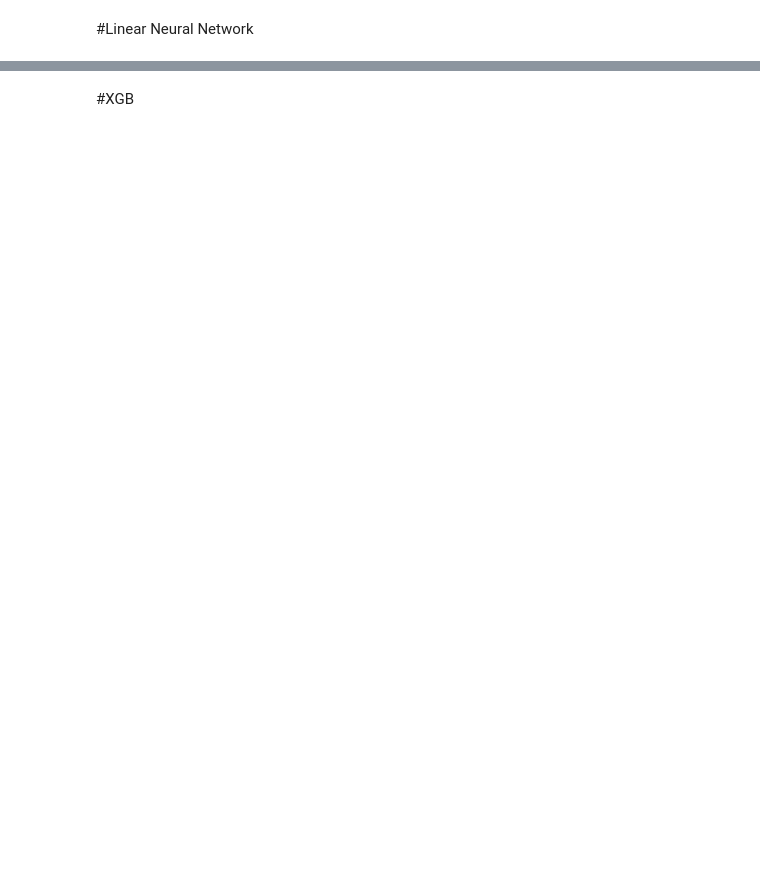
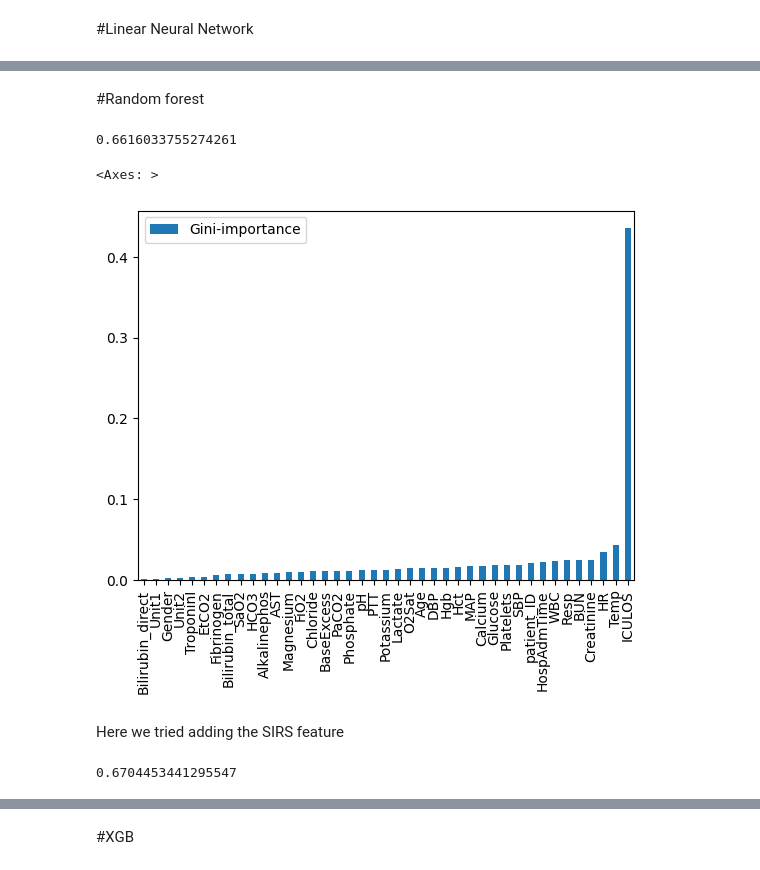
Before and after one commit to almog2065/Sepsis, a Jupyter notebook: lab.ipynb, the cells around one changed output, grey strips where cells are left out. Cells and saved outputs as stored; diff of their text form; code cells hidden in the pictures; blank space fills up the shorter version.

```diff
--- a/lab.ipynb
+++ b/lab.ipynb
@@ -669,0 +893,10 @@ f1_score(y_true, y_pred, average='binary')
+# %%
+cat_cols = ['Unit1', 'Unit2']
+for col in train.columns:
+  if col not in cat_cols:
+      train[col] = train[col].fillna(train[col].mean())
+for col in test.columns:
+  if col not in cat_cols:
+      test[col] = test[col].fillna(test[col].mean())
+train[cat_cols] = train[cat_cols].fillna(0)
+test[cat_cols] = test[cat_cols].fillna(0)
@@ -669,0 +945,34 @@ f1_score(y_true, y_pred, average='binary')
+# %%
+g = train.groupby('patient_ID')
+last_rows = (pd.concat([g.tail(1)]).reset_index(drop=True))
+g = test.groupby('patient_ID')
+last_rows_test = (pd.concat([g.tail(1)]).reset_index(drop=True))
+# %% [markdown]
+#Random forest
+# %%
+y_train = last_rows["SepsisLabel"]
+X_train = last_rows.drop(columns=['SepsisLabel'])
+y_test = last_rows_test["SepsisLabel"]
+X_test = last_rows_test.drop(columns=['SepsisLabel'])
+# %%
+model_3 = RandomForestClassifier(n_estimators=300,max_depth = 40,min_samples_leaf = 3, random_state= 2)
+model_3.fit(X_train, y_train)
+rcf_predictions_3 = model_3.predict(X_test)
+print(f1_score(rcf_predictions_3, y_test))
+# %% [output]
+0.6616033755274261
+# %%
+import pandas as pd
+%matplotlib inline
+#do code to support model
+#"data" is the X dataframe and model is the SKlearn object
+
+feats = {} # a dict to hold feature_name: feature_importance
+for feature, importance in zip(X_train.columns, model_3.feature_importances_):
+    feats[feature] = importance #add the name/value pair
+
+importances = pd.DataFrame.from_dict(feats, orient='index').rename(columns={0: 'Gini-importance'})
+importances.sort_values(by='Gini-importance').plot(kind='bar', rot=90)
+# %% [output]
+<Axes: >
+[figure, added]
@@ -669,0 +982,2 @@ f1_score(y_true, y_pred, average='binary')
+# %% [markdown]
+Here we tried adding the SIRS feature
@@ -669,0 +1016,7 @@ f1_score(y_true, y_pred, average='binary')
+# %%
+model = RandomForestClassifier(n_estimators=300,max_depth = 40,min_samples_leaf = 3, random_state= 2)
+model.fit(X_train, y_train)
+rcf_predictions = model.predict(X_test)
+print(f1_score(rcf_predictions, y_test))
+# %% [output]
+0.6704453441295547
```
Also changed, not shown: parts of 50 cells of this notebook.
